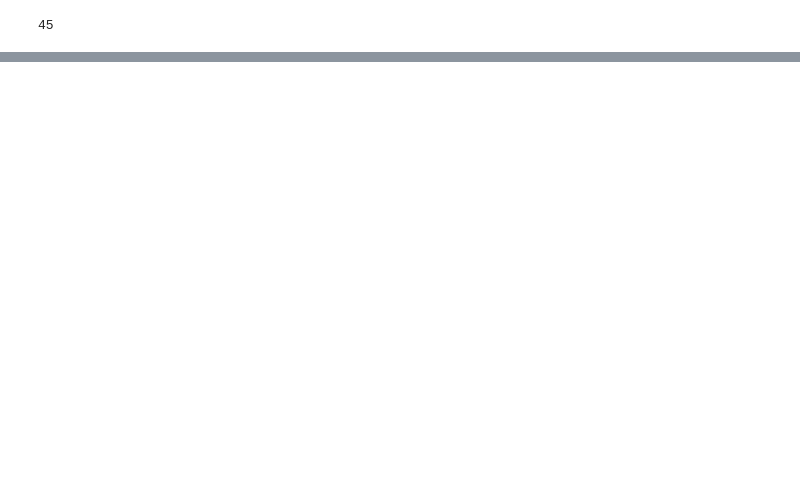
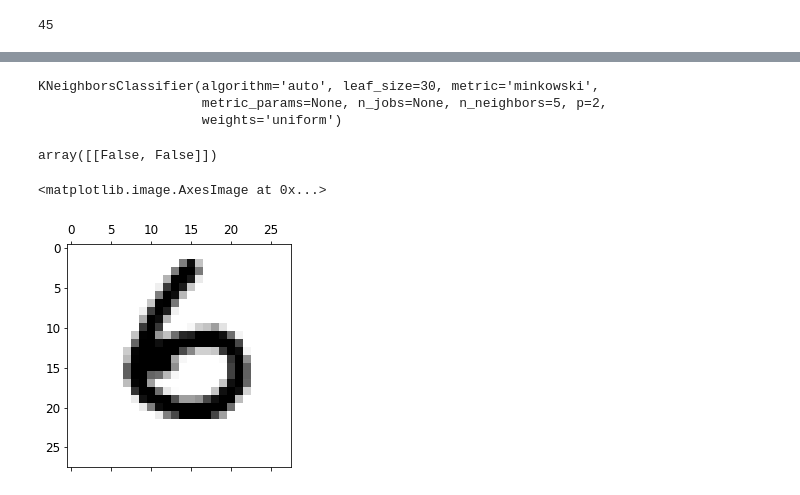
Before and after one commit to ERSSLE/machine_learning, a Jupyter notebook: chapter_03_fire.ipynb, the cells around one changed output, grey strips where cells are left out. Cells and saved outputs as stored; diff of their text form; code cells hidden in the pictures; blank space fills up the shorter version.

```diff
--- a/chapter_03_fire.ipynb
+++ b/chapter_03_fire.ipynb
@@ -299,0 +307,16 @@ plt.matshow(norm_con_mx_forest,cmap='gray')
+# %%
+knn_clf = KNeighborsClassifier()
+knn_clf.fit(X_train_pred,y_multilabel)
+# %% [output]
+KNeighborsClassifier(algorithm='auto', leaf_size=30, metric='minkowski',
+                     metric_params=None, n_jobs=None, n_neighbors=5, p=2,
+                     weights='uniform')
+# %%
+knn_clf.predict(some_digit)
+# %% [output]
+array([[False, False]])
+# %%
+plt.matshow(some_digit.reshape(28,28),cmap='binary')
+# %% [output]
+<matplotlib.image.AxesImage at 0x...>
+[figure, added]
```
Also changed, not shown: parts of 36 cells of this notebook, 1 other file.
